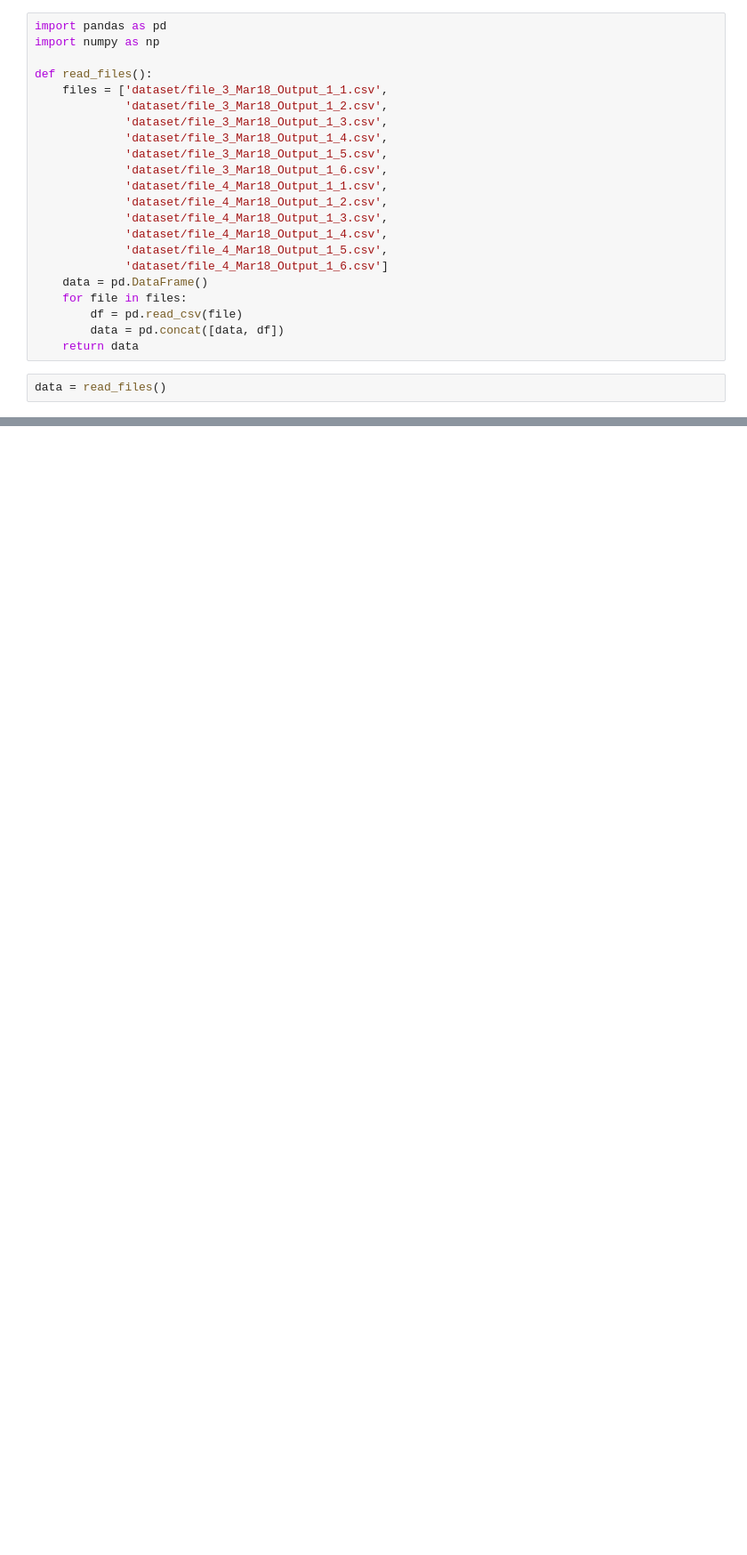
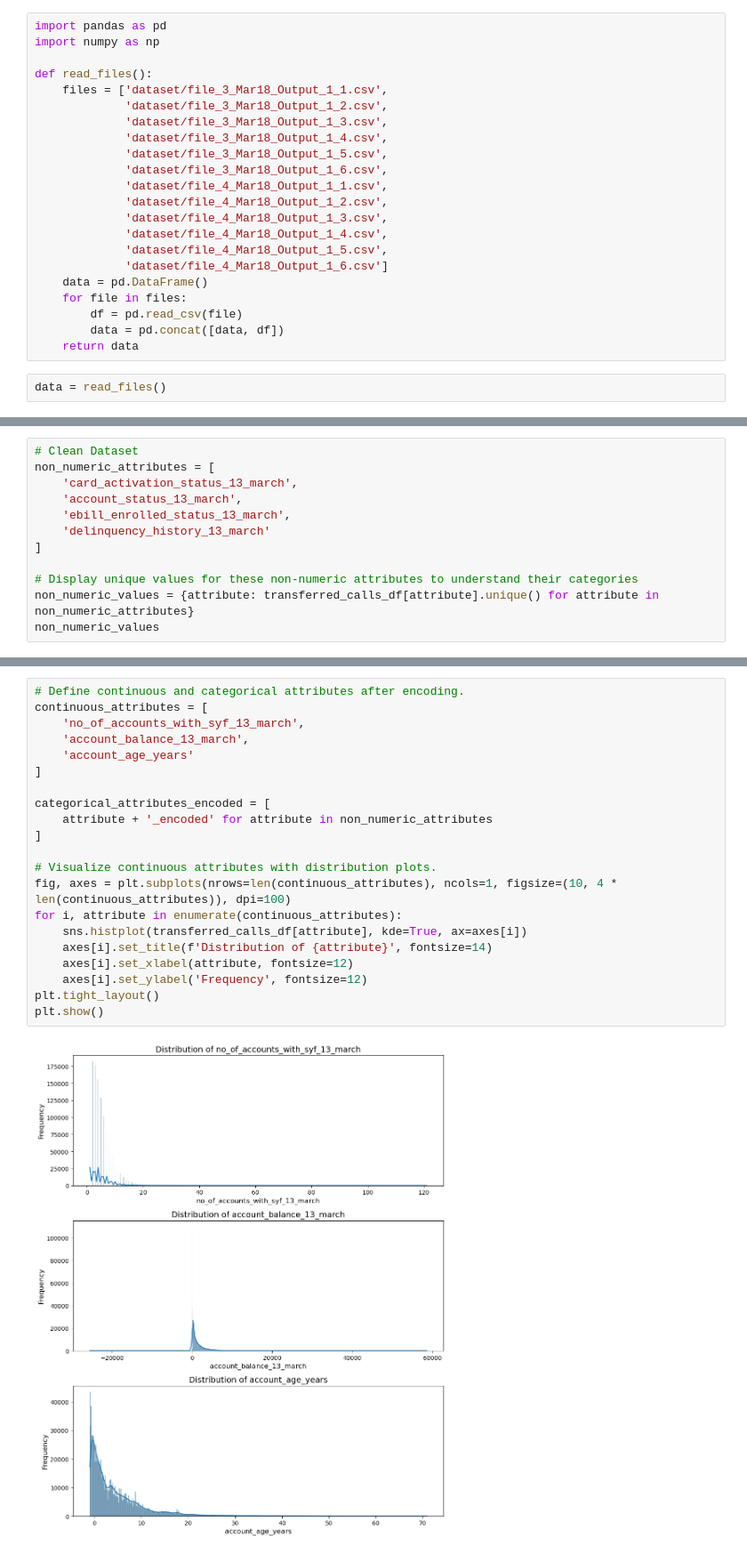
Before and after one commit to Johann-Cardenas/Datathon-2024, a Jupyter notebook: EDA.ipynb, the cells around one changed output, grey strips where cells are left out. Shown: that part at 89% size. Drawn from its saved outputs; the diff is of its cells as text; blank space fills up the shorter version.

```diff
--- a/EDA.ipynb
+++ b/EDA.ipynb
@@ -44,0 +186,12 @@ print(data.head(5))
+# %%
+# Clean Dataset
+non_numeric_attributes = [
+    'card_activation_status_13_march',
+    'account_status_13_march',
+    'ebill_enrolled_status_13_march',
+    'delinquency_history_13_march'
+]
+
+# Display unique values for these non-numeric attributes to understand their categories
+non_numeric_values = {attribute: transferred_calls_df[attribute].unique() for attribute in non_numeric_attributes}
+non_numeric_values
@@ -44,0 +208,23 @@ print(data.head(5))
+# %%
+# Define continuous and categorical attributes after encoding.
+continuous_attributes = [
+    'no_of_accounts_with_syf_13_march',
+    'account_balance_13_march',
+    'account_age_years'
+]
+
+categorical_attributes_encoded = [
+    attribute + '_encoded' for attribute in non_numeric_attributes
+]
+
+# Visualize continuous attributes with distribution plots.
+fig, axes = plt.subplots(nrows=len(continuous_attributes), ncols=1, figsize=(10, 4 * len(continuous_attributes)), dpi=100)
+for i, attribute in enumerate(continuous_attributes):
+    sns.histplot(transferred_calls_df[attribute], kde=True, ax=axes[i])
+    axes[i].set_title(f'Distribution of {attribute}', fontsize=14)
+    axes[i].set_xlabel(attribute, fontsize=12)
+    axes[i].set_ylabel('Frequency', fontsize=12)
+plt.tight_layout()
+plt.show()
+# %% [output]
+[figure, added]
```
Also changed, not shown: parts of 17 cells of this notebook.
